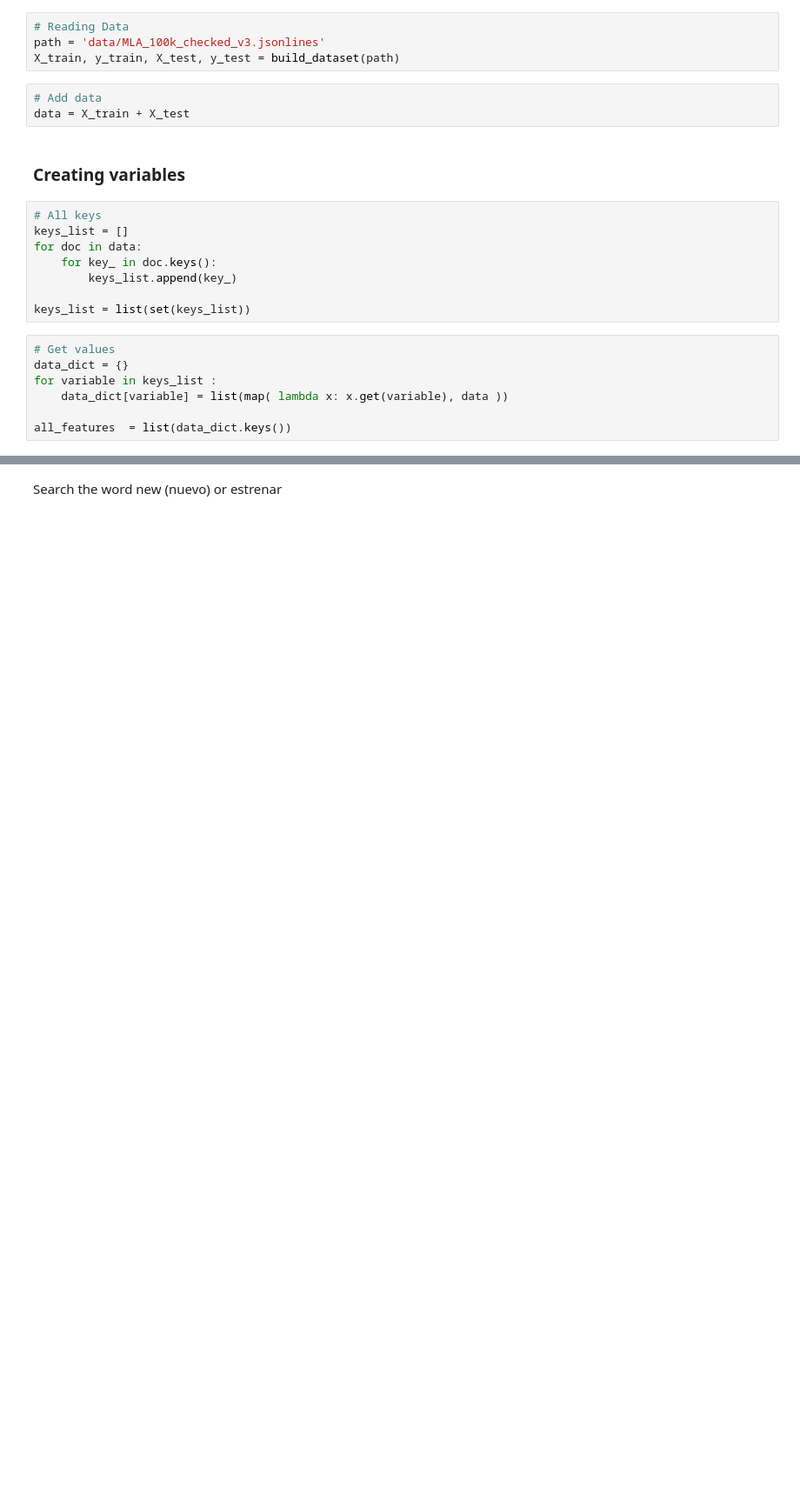
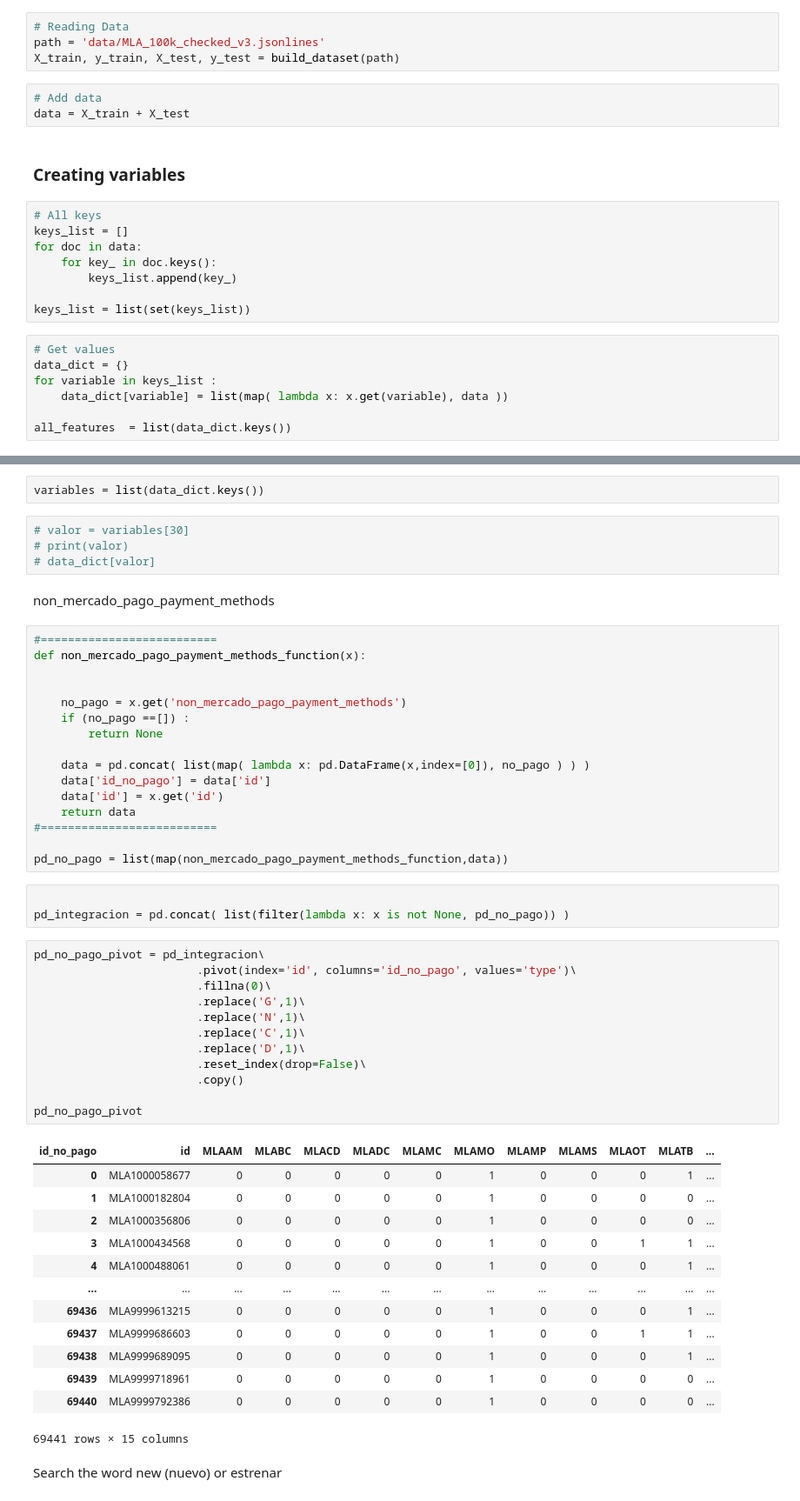
Before and after one commit to esglobe/test_mercado_libre, a Jupyter notebook: data_base.ipynb, the cells around one changed output, grey strips where cells are left out. Shown: that part at 87% size. Saved outputs shown, nothing was run; the diff lists cells and outputs as text; blank space fills up the shorter version.

```diff
--- a/data_base.ipynb
+++ b/data_base.ipynb
@@ -77,6 +97,59 @@ features_dropped = ['international_delivery_mode',
                     ]
 for feature in features_dropped:
     del data_dict[feature]
+# %%
+variables = list(data_dict.keys())
+# %%
+# valor = variables[30]
+# print(valor)
+# data_dict[valor]
+# %% [markdown]
+non_mercado_pago_payment_methods
+# %%
+#==========================
+def non_mercado_pago_payment_methods_function(x):
+
+
+    no_pago = x.get('non_mercado_pago_payment_methods')
+    if (no_pago ==[]) :
+        return None
+
+    data = pd.concat( list(map( lambda x: pd.DataFrame(x,index=[0]), no_pago ) ) )
+    data['id_no_pago'] = data['id']
+    data['id'] = x.get('id')
+    return data
+#==========================
+
+pd_no_pago = list(map(non_mercado_pago_payment_methods_function,data))
+# %%
+
+pd_integracion = pd.concat( list(filter(lambda x: x is not None, pd_no_pago)) )
+# %%
+pd_no_pago_pivot = pd_integracion\
+                        .pivot(index='id', columns='id_no_pago', values='type')\
+                        .fillna(0)\
+                        .replace('G',1)\
+                        .replace('N',1)\
+                        .replace('C',1)\
+                        .replace('D',1)\
+                        .reset_index(drop=False)\
+                        .copy()
+
+pd_no_pago_pivot
+# %% [output]
+| id_no_pago | id | MLAAM | MLABC | MLACD | MLADC | MLAMC | MLAMO | MLAMP | MLAMS | MLAOT | MLATB | ... |
+| 0 | MLA1000058677 | 0 | 0 | 0 | 0 | 0 | 1 | 0 | 0 | 0 | 1 | ... |
+| 1 | MLA1000182804 | 0 | 0 | 0 | 0 | 0 | 1 | 0 | 0 | 0 | 0 | ... |
+| 2 | MLA1000356806 | 0 | 0 | 0 | 0 | 0 | 1 | 0 | 0 | 0 | 0 | ... |
+| 3 | MLA1000434568 | 0 | 0 | 0 | 0 | 0 | 1 | 0 | 0 | 1 | 1 | ... |
+| 4 | MLA1000488061 | 0 | 0 | 0 | 0 | 0 | 1 | 0 | 0 | 0 | 1 | ... |
+| ... | ... | ... | ... | ... | ... | ... | ... | ... | ... | ... | ... | ... |
+| 69436 | MLA9999613215 | 0 | 0 | 0 | 0 | 0 | 1 | 0 | 0 | 0 | 1 | ... |
+| 69437 | MLA9999686603 | 0 | 0 | 0 | 0 | 0 | 1 | 0 | 0 | 1 | 1 | ... |
+| 69438 | MLA9999689095 | 0 | 0 | 0 | 0 | 0 | 1 | 0 | 0 | 0 | 1 | ... |
+| 69439 | MLA9999718961 | 0 | 0 | 0 | 0 | 0 | 1 | 0 | 0 | 0 | 0 | ... |
+| 69440 | MLA9999792386 | 0 | 0 | 0 | 0 | 0 | 1 | 0 | 0 | 0 | 0 | ... |
+69441 rows × 15 columns
 # %% [markdown]
 Search the word new (nuevo) or estrenar
 # %%
```
Also changed, not shown: parts of 22 cells of this notebook, 2 other files.
